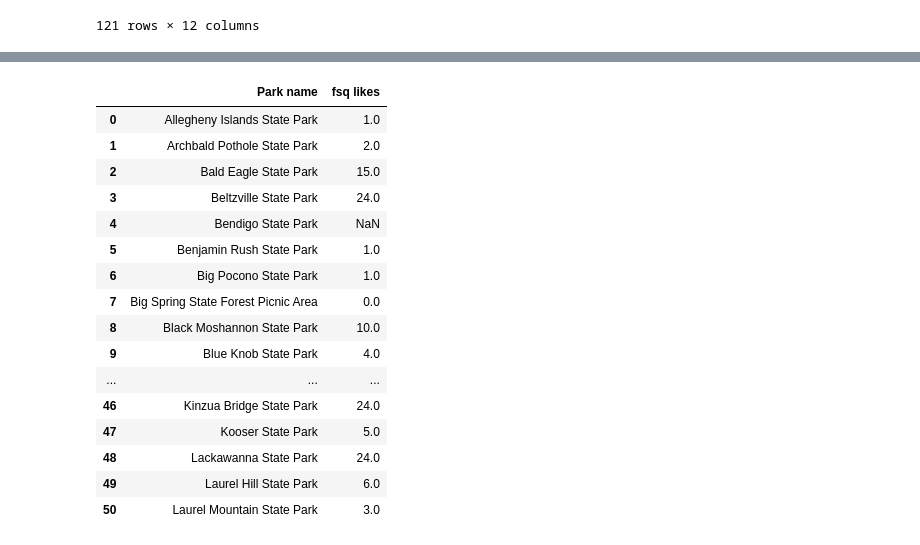
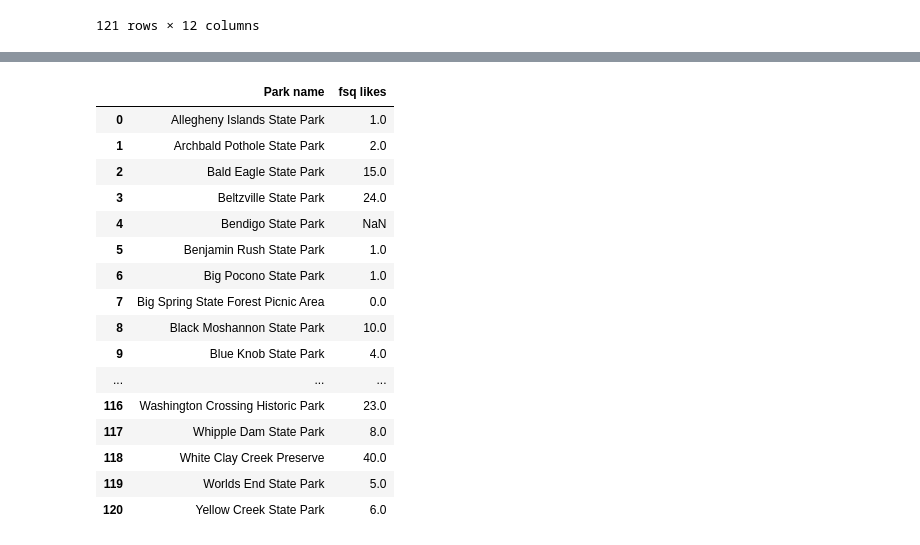
Before and after one commit to qcabel/PA-state-parks, a Jupyter notebook: state_park_PA_foursquare.ipynb, the cells around one changed output, grey strips where cells are left out. Cells and saved outputs as stored; diff of their text form; code cells hidden in the pictures.

```diff
--- a/state_park_PA_foursquare.ipynb
+++ b/state_park_PA_foursquare.ipynb
@@ -163,14 +176,7 @@ def fsq_explore(parkId):
     # create the API request URL for venue recommendation
     # "ll" can be substitude by the option "near" with park names directly [automatically resolve geolocate, maybe less reliable]
     url = 'https://api.foursquare.com/v2/venues/explore?client_id={}&client_secret={}&v={}&ll={},{}&radius={}&limit={}&section={}'.format(
-        CLIENT_ID,
-        CLIENT_SECRET,
-        VERSION,
-        lat,
-        lng,
-        radius,
-        LIMIT,
-        SECTION)
+        CLIENT_ID, CLIENT_SECRET, VERSION, lat, lng, radius, LIMIT, SECTION)
 
     # make the GET request
     results = requests.get(url).json()#["response"]['groups'][0]['items']
@@ -420,14 +388,7 @@ radius = 5000; LIMIT = 10
 
 for lat, lng, park in zip(df_park['latitude'], df_park['longitude'], df_park['Park name']):
     url = 'https://api.foursquare.com/v2/venues/search?client_id={}&client_secret={}&v={}&ll={},{}&categoryId={}&radius={}&limit={}'.format(
-        CLIENT_ID,
-        CLIENT_SECRET,
-        VERSION,
-        lat,
-        lng,
-        categId,
-        radius,
-        LIMIT)
+        CLIENT_ID, CLIENT_SECRET, VERSION, lat, lng, categId, radius, LIMIT)
     venue_park_results = requests.get(url).json()
 
     found_park = np.NaN
@@ -441,14 +402,7 @@ for lat, lng, park in zip(df_park['latitude'], df_park['longitude'], df_park['Pa
         distance = venue_park_results['response']['venues'][0]['location']['distance']
     else: # if did find "State park" nearby, try another category
         url = 'https://api.foursquare.com/v2/venues/search?client_id={}&client_secret={}&v={}&ll={},{}&categoryId={}&radius={}&limit={}'.format(
-            CLIENT_ID,
-            CLIENT_SECRET,
-            VERSION,
-            lat,
-            lng,
-            categId2,
-            radius,
-            LIMIT)
+            CLIENT_ID, CLIENT_SECRET, VERSION, lat, lng, categId2, radius, LIMIT)
         venue_park_results = requests.get(url).json()
         if len(venue_park_results['response']['venues']): # if results exist, pick the closest one ([0])
             found_park = venue_park_results['response']['venues'][0]['name']
@@ -456,7 +410,6 @@ for lat, lng, park in zip(df_park['latitude'], df_park['longitude'], df_park['Pa
             found_id = venue_park_results['response']['venues'][0]['id']
             distance = venue_park_results['response']['venues'][0]['location']['distance']
 
-
     parkId_list.append([park, found_park, found_categ, found_id, distance])
 # %%
 df_parkId = pd.DataFrame(parkId_list)
@@ -557,10 +510,3 @@ for VENUE_ID in df_parkId['found Id']:
     venue_results = requests.get(url).json()
 #     venue_results['response']['venue']['rating'] #or['likes']
     state_park_detail.append(venue_results)
-# %%
-for ipark in range(51, 121):
-    VENUE_ID = df_parkId.loc[ipark, 'found Id']
-    url = 'https://api.foursquare.com/v2/venues/{}?client_id={}&client_secret={}&v={}'.format(VENUE_ID, CLIENT_ID, CLIENT_SECRET, VERSION)
-    venue_results = requests.get(url).json()
-#     venue_results['response']['venue']['rating'] #or['likes']
-    state_park_detail[ipark] = venue_results
@@ -570,7 +536,7 @@ for ipark in range(51, 121):
 # len(state_park_detail)
 # %%
 park_rating_list = []
-for ipark in range(51):
+for ipark in range(121):
     if state_park_detail[ipark]['meta']['code'] == 200:
         park_rating_list.append([df_park.loc[ipark, 'Park name'],
                             state_park_detail[ipark]['response']['venue'].get('rating', np.NaN)])
@@ -597,29 +559,30 @@ park_rating
 # %%
 park_likes_list = []
-for ipark in range(51):
+for ipark in range(121):
     if state_park_detail[ipark]['meta']['code'] == 200:
         park_likes_list.append([df_park.loc[ipark, 'Park name'],
                             state_park_detail[ipark]['response']['venue']['likes']['count']])
     else:
         park_likes_list.append([df_park.loc[ipark, 'Park name'], np.NaN])
 park_likes = pd.DataFrame(park_likes_list)
 park_likes.columns = ['Park name', 'fsq likes']
-park_likes
+with pd.option_context('display.max_rows', None):
+    display(park_likes)
 # %% [output]
 |  | Park name | fsq likes |
 | 0 | Allegheny Islands State Park | 1.0 |
 | 1 | Archbald Pothole State Park | 2.0 |
 | 2 | Bald Eagle State Park | 15.0 |
 | 3 | Beltzville State Park | 24.0 |
 | 4 | Bendigo State Park | NaN |
 | 5 | Benjamin Rush State Park | 1.0 |
 | 6 | Big Pocono State Park | 1.0 |
 | 7 | Big Spring State Forest Picnic Area | 0.0 |
 | 8 | Black Moshannon State Park | 10.0 |
 | 9 | Blue Knob State Park | 4.0 |
 | ... | ... | ... |
-| 46 | Kinzua Bridge State Park | 24.0 |
-| 47 | Kooser State Park | 5.0 |
-| 48 | Lackawanna State Park | 24.0 |
-| 49 | Laurel Hill State Park | 6.0 |
-| 50 | Laurel Mountain State Park | 3.0 |
+| 116 | Washington Crossing Historic Park | 23.0 |
+| 117 | Whipple Dam State Park | 8.0 |
+| 118 | White Clay Creek Preserve | 40.0 |
+| 119 | Worlds End State Park | 5.0 |
+| 120 | Yellow Creek State Park | 6.0 |
```
Also changed, not shown: parts of 46 cells of this notebook, 2 other files.
